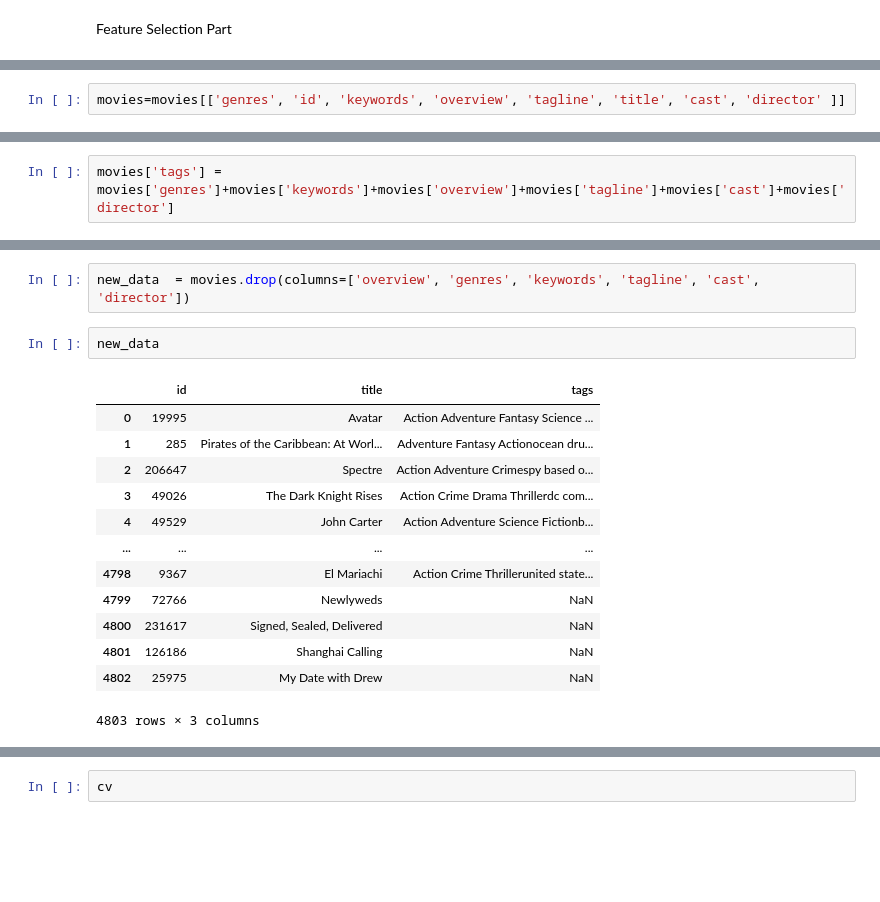
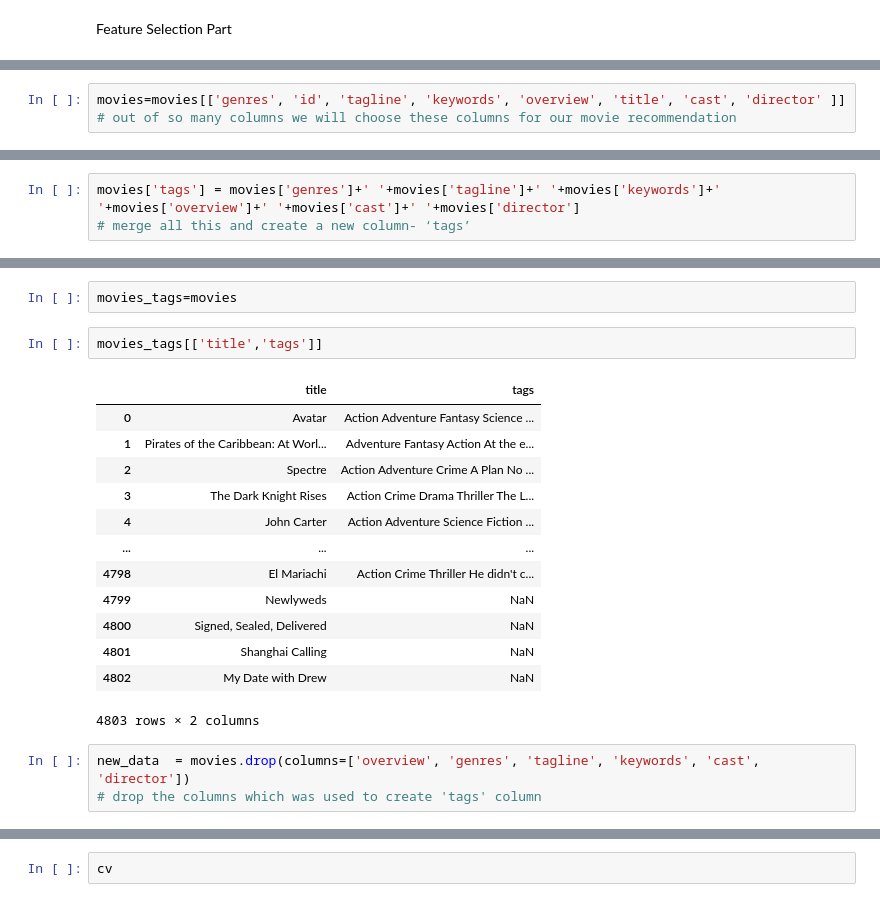
Before and after one commit to Sandeeppratap2021/mrs, a Jupyter notebook: moviers.ipynb, the cells around one changed output, grey strips where cells are left out. Drawn from its saved outputs; the diff is of its cells as text; blank space fills up the shorter version.

```diff
--- a/moviers.ipynb
+++ b/moviers.ipynb
@@ -96,2 +107,3 @@ movie_details
 # %%
-movies=movies[['genres', 'id', 'keywords', 'overview', 'tagline', 'title', 'cast', 'director' ]]
+movies=movies[['genres', 'id', 'tagline', 'keywords', 'overview', 'title', 'cast', 'director' ]]
+# out of so many columns we will choose these columns for our movie recommendation
@@ -114,5 +127,6 @@ movies
 # %%
-movies['tags'] = movies['genres']+movies['keywords']+movies['overview']+movies['tagline']+movies['cast']+movies['director']
+movies['tags'] = movies['genres']+' '+movies['tagline']+' '+movies['keywords']+' '+movies['overview']+' '+movies['cast']+' '+movies['director']
+# merge all this and create a new column- ‘tags’
 # %% [output]
 A value is trying to be set on a copy of a slice from a DataFrame.
 Try using .loc[row_indexer,col_indexer] = value instead
@@ -138,18 +153,21 @@ movies
+# %%
+movies_tags=movies
+# %%
+movies_tags[['title','tags']]
+# %% [output]
+|  | title | tags |
+| 0 | Avatar | Action Adventure Fantasy Science ... |
+| 1 | Pirates of the Caribbean: At Worl... | Adventure Fantasy Action At the e... |
+| 2 | Spectre | Action Adventure Crime A Plan No ... |
+| 3 | The Dark Knight Rises | Action Crime Drama Thriller The L... |
+| 4 | John Carter | Action Adventure Science Fiction ... |
+| ... | ... | ... |
+| 4798 | El Mariachi | Action Crime Thriller He didn't c... |
+| 4799 | Newlyweds | NaN |
+| 4800 | Signed, Sealed, Delivered | NaN |
+| 4801 | Shanghai Calling | NaN |
+| 4802 | My Date with Drew | NaN |
+4803 rows × 2 columns
 # %%
-new_data  = movies.drop(columns=['overview', 'genres', 'keywords', 'tagline', 'cast', 'director'])
+new_data  = movies.drop(columns=['overview', 'genres', 'tagline', 'keywords', 'cast', 'director'])
+# drop the columns which was used to create 'tags' column
-# %%
-new_data
-# %% [output]
-|  | id | title | tags |
-| 0 | 19995 | Avatar | Action Adventure Fantasy Science ... |
-| 1 | 285 | Pirates of the Caribbean: At Worl... | Adventure Fantasy Actionocean dru... |
-| 2 | 206647 | Spectre | Action Adventure Crimespy based o... |
-| 3 | 49026 | The Dark Knight Rises | Action Crime Drama Thrillerdc com... |
-| 4 | 49529 | John Carter | Action Adventure Science Fictionb... |
-| ... | ... | ... | ... |
-| 4798 | 9367 | El Mariachi | Action Crime Thrillerunited state... |
-| 4799 | 72766 | Newlyweds | NaN |
-| 4800 | 231617 | Signed, Sealed, Delivered | NaN |
-| 4801 | 126186 | Shanghai Calling | NaN |
-| 4802 | 25975 | My Date with Drew | NaN |
-4803 rows × 3 columns
```
Also changed, not shown: parts of 31 cells of this notebook.
